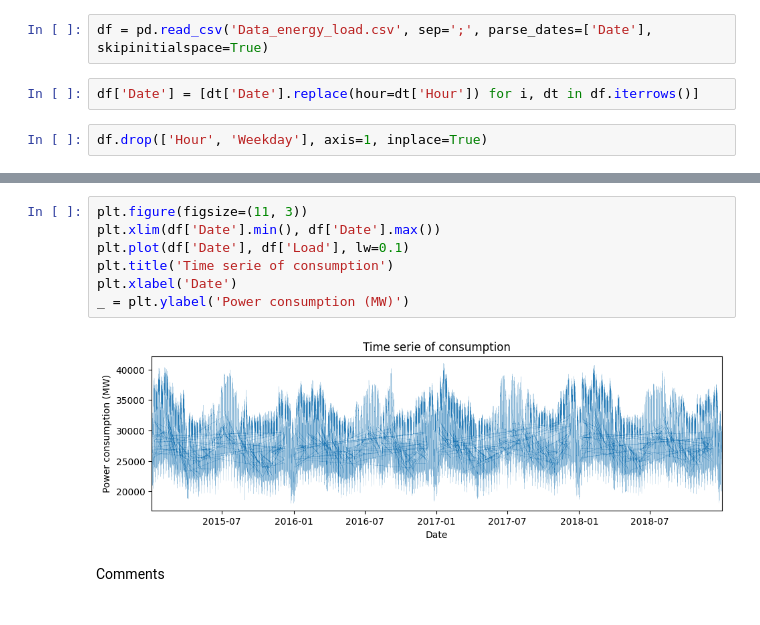
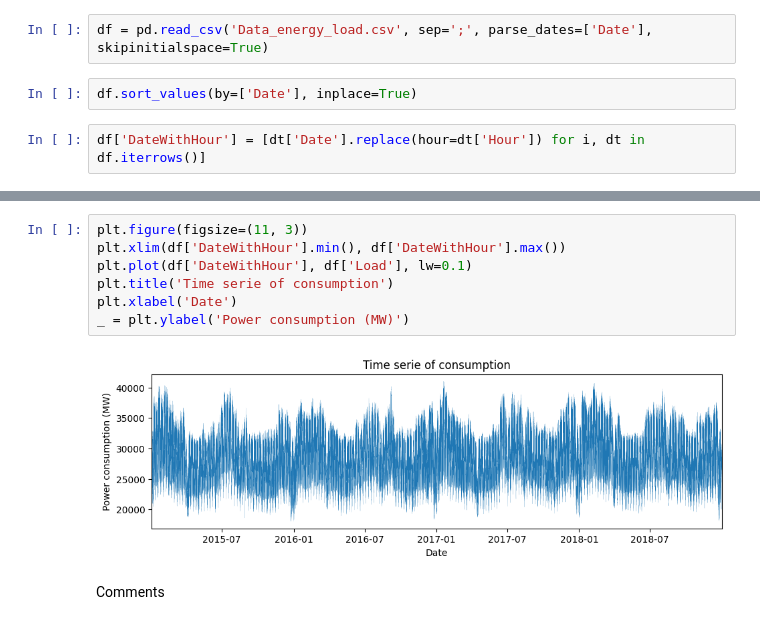
Before and after one commit to Emilevillette/LEPL1109-Hackatons, a Jupyter notebook: Hackaton 2/hackathon2_without_code.ipynb, the cells around one changed output, grey strips where cells are left out. Saved outputs shown, nothing was run; the diff lists cells and outputs as text.

```diff
--- a/Hackaton 2/hackathon2_without_code.ipynb
+++ b/Hackaton 2/hackathon2_without_code.ipynb
@@ -88,10 +89,10 @@ Date: dd-mm-yy, Hour : from 0 to 23. Weekday: from 1 (Monday)  to 7 (Sunday). Lo
 1)	Load the dataset and convert dates in datetime format (you can use the package datetime). Plot the time series of consumption, what do you observe?
 # %%
 df = pd.read_csv('Data_energy_load.csv', sep=';', parse_dates=['Date'], skipinitialspace=True)
+# %%
+df.sort_values(by=['Date'], inplace=True)
 # %%
-df['Date'] = [dt['Date'].replace(hour=dt['Hour']) for i, dt in df.iterrows()]
+df['DateWithHour'] = [dt['Date'].replace(hour=dt['Hour']) for i, dt in df.iterrows()]
-# %%
-df.drop(['Hour', 'Weekday'], axis=1, inplace=True)
 # %%
 df.head()
 # %% [output]
@@ -104,12 +105,12 @@ df.head()
 # %%
 plt.figure(figsize=(11, 3))
-plt.xlim(df['Date'].min(), df['Date'].max())
-plt.plot(df['Date'], df['Load'], lw=0.1)
+plt.xlim(df['DateWithHour'].min(), df['DateWithHour'].max())
+plt.plot(df['DateWithHour'], df['Load'], lw=0.1)
 plt.title('Time serie of consumption')
 plt.xlabel('Date')
 _ = plt.ylabel('Power consumption (MW)')
 # %% [output]
-[figure, old version]
+[figure, new version]
 # %% [markdown]
 Comments
 # %% [markdown]
```
Also changed, not shown: parts of 11 cells of this notebook.
